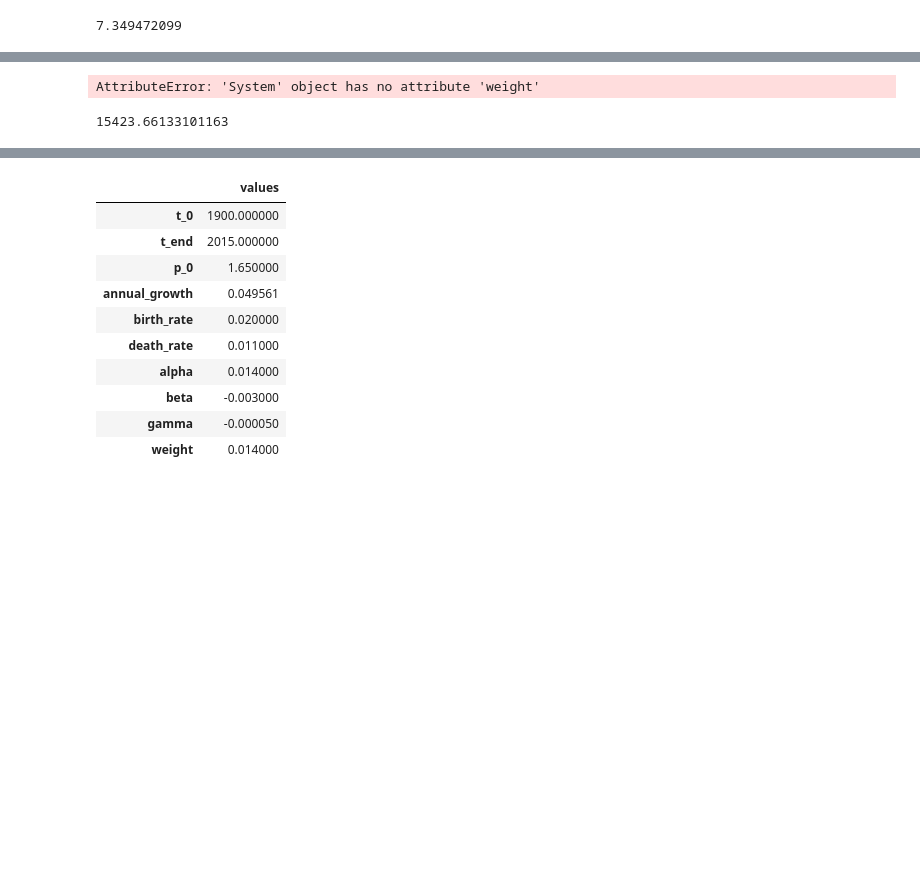
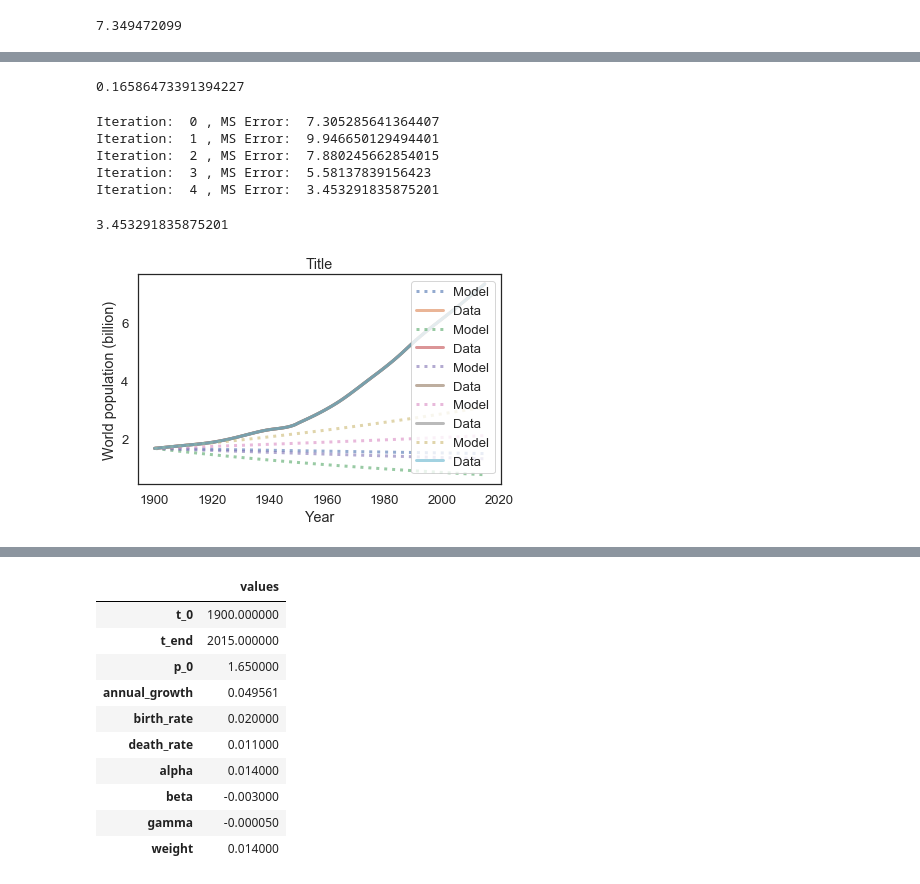
Before and after one commit to jamesHo22/ModSimPy, a Jupyter notebook: code/Project_One.ipynb, the cells around one changed output, grey strips where cells are left out. Cells and saved outputs as stored; diff of their text form; code cells hidden in the pictures; blank space fills up the shorter version.

Commit message:
make gradient descent work for proportional model

```diff
--- a/code/Project_One.ipynb
+++ b/code/Project_One.ipynb
@@ -205,14 +215,4 @@ growthRate1900[60]
+# %%
+population = run_sim(modelSystem, update_proportional);
 # %%
 # Test code for gradient descent and random stuff
-# %%
-def gradient_descent(runs):
-    newWeight = 0;
-    newBias = 0;
-    learningRate = 0.00000001;
-    for i in range(runs):
-        newParams = update_weights(year1900, pop1900, newWeight, newBias, learningRate);
-        newWeight = newParams[0];
-        newBias = newParams[1];
-        error = cost_func(year1900, pop1900, newWeight, newBias);
-        print(error)
-    return(error)
@@ -233 +219,26 @@ gradient_descent(10)
+# %%
+def gradient_descent(runs, learning_rate):
+    """Runs the run_sim function and updates the model system parameters
+
+    runs: number of iterations of gradient descent
+    learning_rate: size of descent steps per iteration
+    returns: the final mean squared error
+    prints: the mean squared error for each run
+    """
+    newWeight = 0;
+    newBias = 0;
+    for i in range(runs):
+        population = run_sim(modelSystem, update_proportional)
+        newParams = update_weights(pop1900, population, newWeight, newBias, learning_rate);
+        newWeight = newParams[0];
+        newBias = newParams[1];
+        modelSystem.birth_rate = newWeight
+        error = cost_func(pop1900, population);
+        print("Iteration: ", i, ", MS Error: ", error)
+        plot_results(population, pop1900, year1900, "Title")
+    return(error)
+# %%
+cost_func(pop1900, population)
+# %% [output]
+0.16586473391394227
 # %%
@@ -256,25 +281,14 @@ def update_weights(time, realPop, weight, bias, learning_rate):
     bias -= (bias_deriv / n) * learning_rate
 
     return weight, bias
-# %%
-def train(time, realPop, weight, bias, learning_rate, iters):
-    cost_history = []
-
-    for i in range(iters):
-        weight,bias = update_weights(time, realPop, weight, bias, learning_rate)
-
-        #Calculate cost for auditing purposes
-        cost = cost_function(features, targets, weights)
-        cost_history.append(cost)
-
-        # Log Progress
-        if i % 10 == 0:
-            print "iter: "+str(i) + " cost: "+str(cost)
-
-    return weight, bias, cost_history
-# %% [output]
-AttributeError: 'System' object has no attribute 'weight'
-# %%
-cost_func(year1900, pop1900, modelSystem.weight-0.07926292472574188, 0)
-# %% [output]
-15423.66133101163
+# %%
+modelSystem.birth_rate = 0.01
+gradient_descent(5, 0.001)
+# %% [output]
+Iteration:  0 , MS Error:  7.305285641364407
+Iteration:  1 , MS Error:  9.946650129494401
+Iteration:  2 , MS Error:  7.880245662854015
+Iteration:  3 , MS Error:  5.58137839156423
+Iteration:  4 , MS Error:  3.453291835875201
+3.453291835875201
+[figure, added]
```
Also changed, not shown: parts of 9 cells of this notebook.
